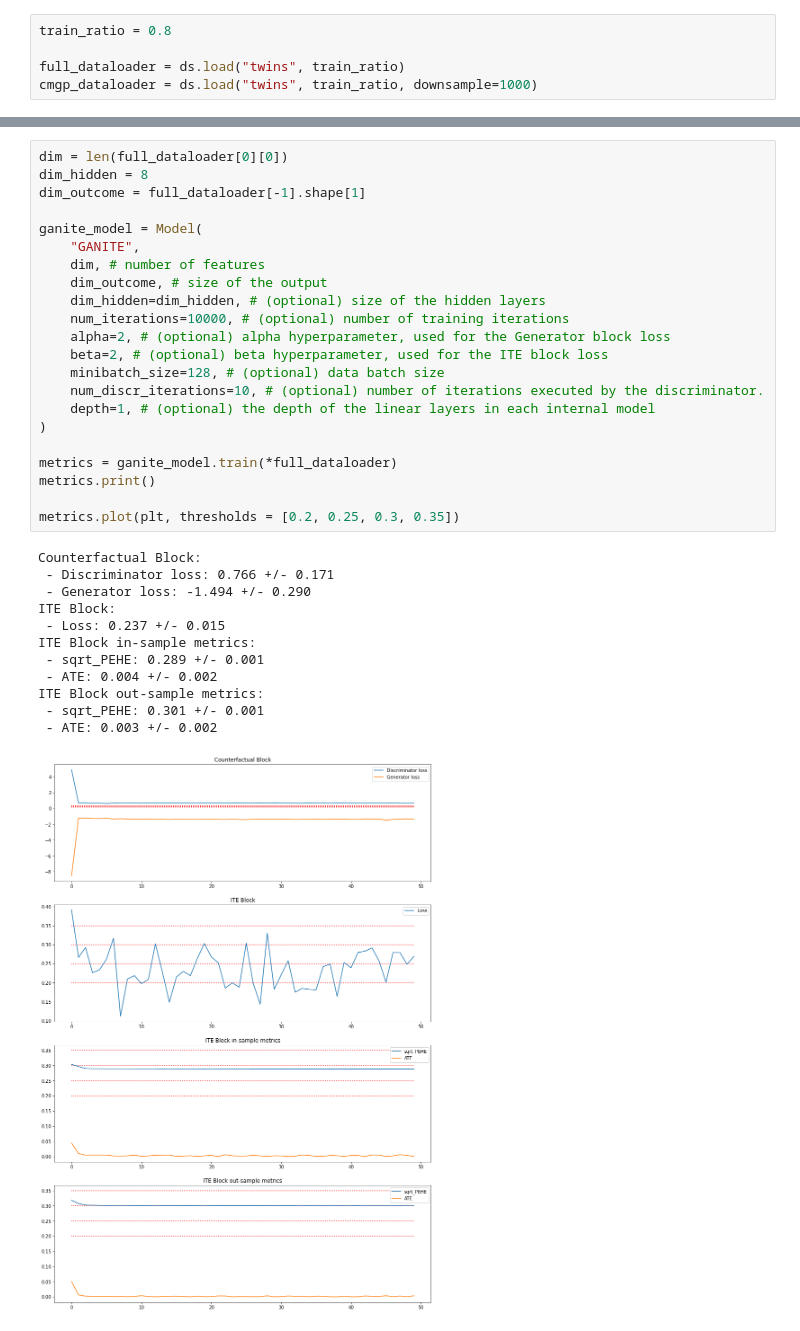
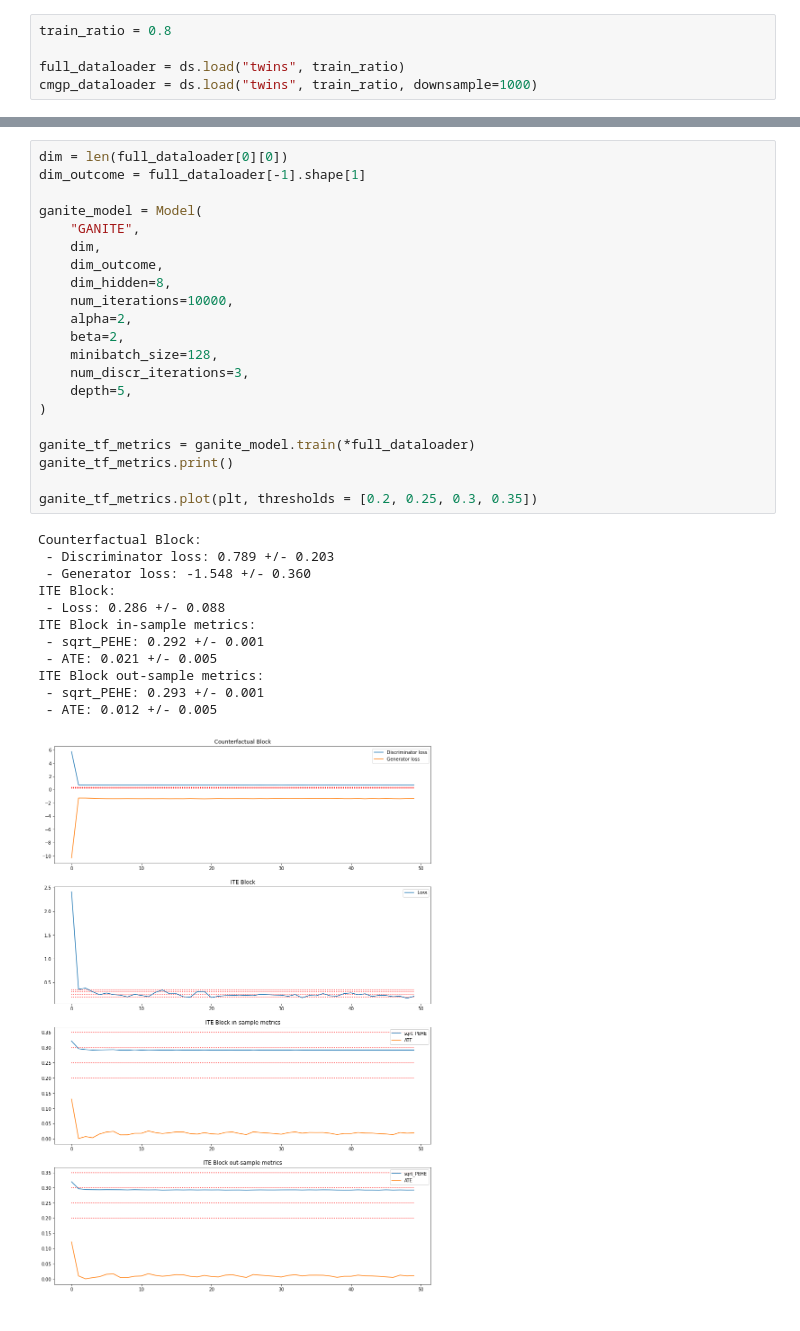
Before and after one commit to bcebere/ite-api, a Jupyter notebook: notebooks/unified_api_train_evaluation.ipynb, the cells around one changed output, grey strips where cells are left out. Saved outputs shown, nothing was run; the diff lists cells and outputs as text.

```diff
--- a/notebooks/unified_api_train_evaluation.ipynb
+++ b/notebooks/unified_api_train_evaluation.ipynb
@@ -46,35 +68,34 @@ cmgp_dataloader = ds.load("twins", train_ratio, downsample=1000)
 # %%
 dim = len(full_dataloader[0][0])
-dim_hidden = 8
 dim_outcome = full_dataloader[-1].shape[1]
 
 ganite_model = Model(
     "GANITE",
-    dim, # number of features
-    dim_outcome, # size of the output
-    dim_hidden=dim_hidden, # (optional) size of the hidden layers
-    num_iterations=10000, # (optional) number of training iterations
-    alpha=2, # (optional) alpha hyperparameter, used for the Generator block loss
-    beta=2, # (optional) beta hyperparameter, used for the ITE block loss
-    minibatch_size=128, # (optional) data batch size
-    num_discr_iterations=10, # (optional) number of iterations executed by the discriminator.
-    depth=1, # (optional) the depth of the linear layers in each internal model
+    dim,
+    dim_outcome,
+    dim_hidden=8,
+    num_iterations=10000,
+    alpha=2,
+    beta=2,
+    minibatch_size=128,
+    num_discr_iterations=3,
+    depth=5,
 )
 
-metrics = ganite_model.train(*full_dataloader)
-metrics.print()
+ganite_tf_metrics = ganite_model.train(*full_dataloader)
+ganite_tf_metrics.print()
 
-metrics.plot(plt, thresholds = [0.2, 0.25, 0.3, 0.35])
+ganite_tf_metrics.plot(plt, thresholds = [0.2, 0.25, 0.3, 0.35])
 # %% [output]
 Counterfactual Block:
- - Discriminator loss: 0.766 +/- 0.171
- - Generator loss: -1.494 +/- 0.290
+ - Discriminator loss: 0.789 +/- 0.203
+ - Generator loss: -1.548 +/- 0.360
 ITE Block:
- - Loss: 0.237 +/- 0.015
+ - Loss: 0.286 +/- 0.088
 ITE Block in-sample metrics:
- - sqrt_PEHE: 0.289 +/- 0.001
- - ATE: 0.004 +/- 0.002
+ - sqrt_PEHE: 0.292 +/- 0.001
+ - ATE: 0.021 +/- 0.005
 ITE Block out-sample metrics:
- - sqrt_PEHE: 0.301 +/- 0.001
- - ATE: 0.003 +/- 0.002
+ - sqrt_PEHE: 0.293 +/- 0.001
+ - ATE: 0.012 +/- 0.005
-[figure, old version]
+[figure, new version]
```
Also changed, not shown: parts of 20 cells of this notebook, 5 other files.
